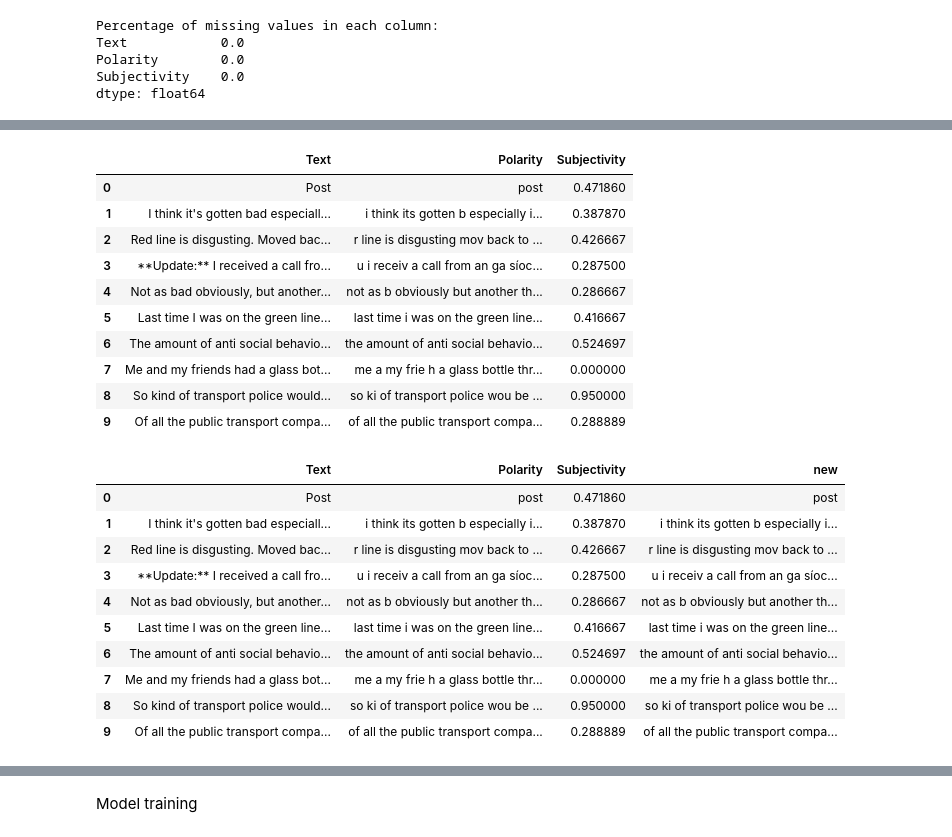
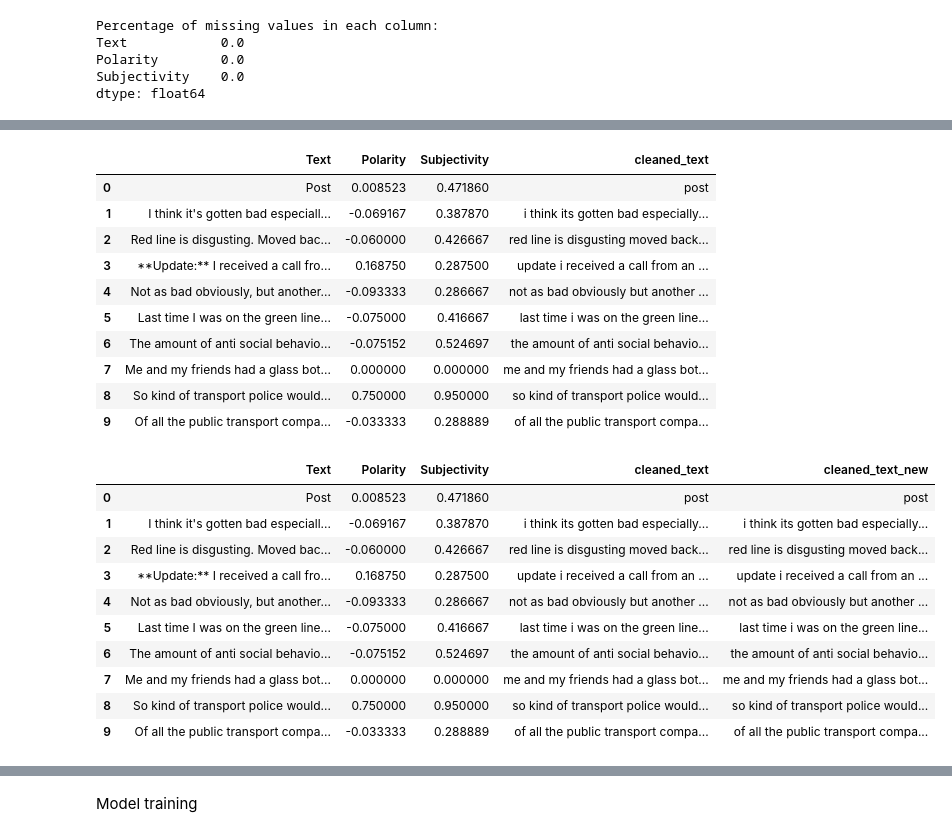
Before and after one commit to salahagnir/CA, a Jupyter notebook: ML_CA2.ipynb, the cells around one changed output, grey strips where cells are left out. Saved outputs shown, nothing was run; the diff lists cells and outputs as text; code cells hidden in the pictures.

```diff
--- a/ML_CA2.ipynb
+++ b/ML_CA2.ipynb
@@ -633,24 +1001,24 @@ def text_clean_1(text):
   text = text.lower()
   text = re.sub('\[.*?\]', '', text)
   text = re.sub('[%s]' % re.escape(string.punctuation), '', text)
-  text = re.sub('\wd\w*', '', text)
+  text = re.sub('\w*\d\w*', '', text)
   return text
 
 cleaned1 = lambda x: text_clean_1(x)
 # %%
 #
-df['Polarity']= pd.DataFrame(df.Text.apply(cleaned1))
+df['cleaned_text']= pd.DataFrame(df.Text.apply(cleaned1))
 df.head(10)
 # %% [output]
-|  | Text | Polarity | Subjectivity |
-| 0 | Post | post | 0.471860 |
-| 1 | I think it's gotten bad especiall... | i think its gotten b especially i... | 0.387870 |
-| 2 | Red line is disgusting. Moved bac... | r line is disgusting mov back to ... | 0.426667 |
-| 3 | **Update:** I received a call fro... | u i receiv a call from an ga síoc... | 0.287500 |
-| 4 | Not as bad obviously, but another... | not as b obviously but another th... | 0.286667 |
-| 5 | Last time I was on the green line... | last time i was on the green line... | 0.416667 |
-| 6 | The amount of anti social behavio... | the amount of anti social behavio... | 0.524697 |
-| 7 | Me and my friends had a glass bot... | me a my frie h a glass bottle thr... | 0.000000 |
-| 8 | So kind of transport police would... | so ki of transport police wou be ... | 0.950000 |
-| 9 | Of all the public transport compa... | of all the public transport compa... | 0.288889 |
+|  | Text | Polarity | Subjectivity | cleaned_text |
+| 0 | Post | 0.008523 | 0.471860 | post |
+| 1 | I think it's gotten bad especiall... | -0.069167 | 0.387870 | i think its gotten bad especially... |
+| 2 | Red line is disgusting. Moved bac... | -0.060000 | 0.426667 | red line is disgusting moved back... |
+| 3 | **Update:** I received a call fro... | 0.168750 | 0.287500 | update i received a call from an ... |
+| 4 | Not as bad obviously, but another... | -0.093333 | 0.286667 | not as bad obviously but another ... |
+| 5 | Last time I was on the green line... | -0.075000 | 0.416667 | last time i was on the green line... |
+| 6 | The amount of anti social behavio... | -0.075152 | 0.524697 | the amount of anti social behavio... |
+| 7 | Me and my friends had a glass bot... | 0.000000 | 0.000000 | me and my friends had a glass bot... |
+| 8 | So kind of transport police would... | 0.750000 | 0.950000 | so kind of transport police would... |
+| 9 | Of all the public transport compa... | -0.033333 | 0.288889 | of all the public transport compa... |
 # %%
@@ -670,17 +1039,17 @@ def text_clean_2(text):
 
 cleaned2 = lambda x: text_clean_2(x)
 # %%
-df['new'] = pd.DataFrame(df['Polarity'].apply(cleaned2))
+df['cleaned_text_new'] = pd.DataFrame(df['cleaned_text'].apply(cleaned2))
 df.head(10)
 # %% [output]
-|  | Text | Polarity | Subjectivity | new |
-| 0 | Post | post | 0.471860 | post |
-| 1 | I think it's gotten bad especiall... | i think its gotten b especially i... | 0.387870 | i think its gotten b especially i... |
-| 2 | Red line is disgusting. Moved bac... | r line is disgusting mov back to ... | 0.426667 | r line is disgusting mov back to ... |
-| 3 | **Update:** I received a call fro... | u i receiv a call from an ga síoc... | 0.287500 | u i receiv a call from an ga síoc... |
-| 4 | Not as bad obviously, but another... | not as b obviously but another th... | 0.286667 | not as b obviously but another th... |
-| 5 | Last time I was on the green line... | last time i was on the green line... | 0.416667 | last time i was on the green line... |
-| 6 | The amount of anti social behavio... | the amount of anti social behavio... | 0.524697 | the amount of anti social behavio... |
-| 7 | Me and my friends had a glass bot... | me a my frie h a glass bottle thr... | 0.000000 | me a my frie h a glass bottle thr... |
-| 8 | So kind of transport police would... | so ki of transport police wou be ... | 0.950000 | so ki of transport police wou be ... |
-| 9 | Of all the public transport compa... | of all the public transport compa... | 0.288889 | of all the public transport compa... |
+|  | Text | Polarity | Subjectivity | cleaned_text | cleaned_text_new |
+| 0 | Post | 0.008523 | 0.471860 | post | post |
+| 1 | I think it's gotten bad especiall... | -0.069167 | 0.387870 | i think its gotten bad especially... | i think its gotten bad especially... |
+| 2 | Red line is disgusting. Moved bac... | -0.060000 | 0.426667 | red line is disgusting moved back... | red line is disgusting moved back... |
+| 3 | **Update:** I received a call fro... | 0.168750 | 0.287500 | update i received a call from an ... | update i received a call from an ... |
+| 4 | Not as bad obviously, but another... | -0.093333 | 0.286667 | not as bad obviously but another ... | not as bad obviously but another ... |
+| 5 | Last time I was on the green line... | -0.075000 | 0.416667 | last time i was on the green line... | last time i was on the green line... |
+| 6 | The amount of anti social behavio... | -0.075152 | 0.524697 | the amount of anti social behavio... | the amount of anti social behavio... |
+| 7 | Me and my friends had a glass bot... | 0.000000 | 0.000000 | me and my friends had a glass bot... | me and my friends had a glass bot... |
+| 8 | So kind of transport police would... | 0.750000 | 0.950000 | so kind of transport police would... | so kind of transport police would... |
+| 9 | Of all the public transport compa... | -0.033333 | 0.288889 | of all the public transport compa... | of all the public transport compa... |
```
Also changed, not shown: parts of 40 cells of this notebook.
